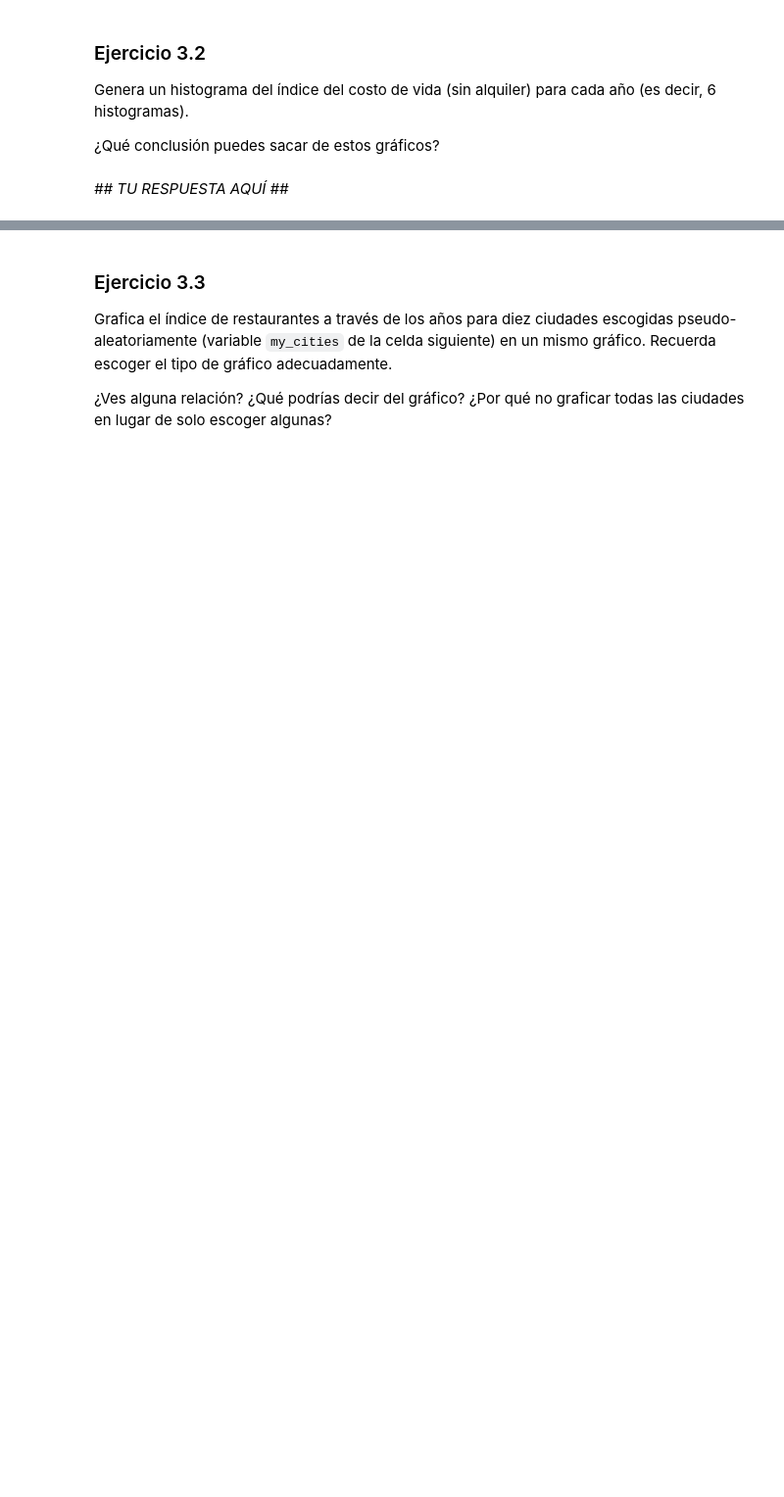
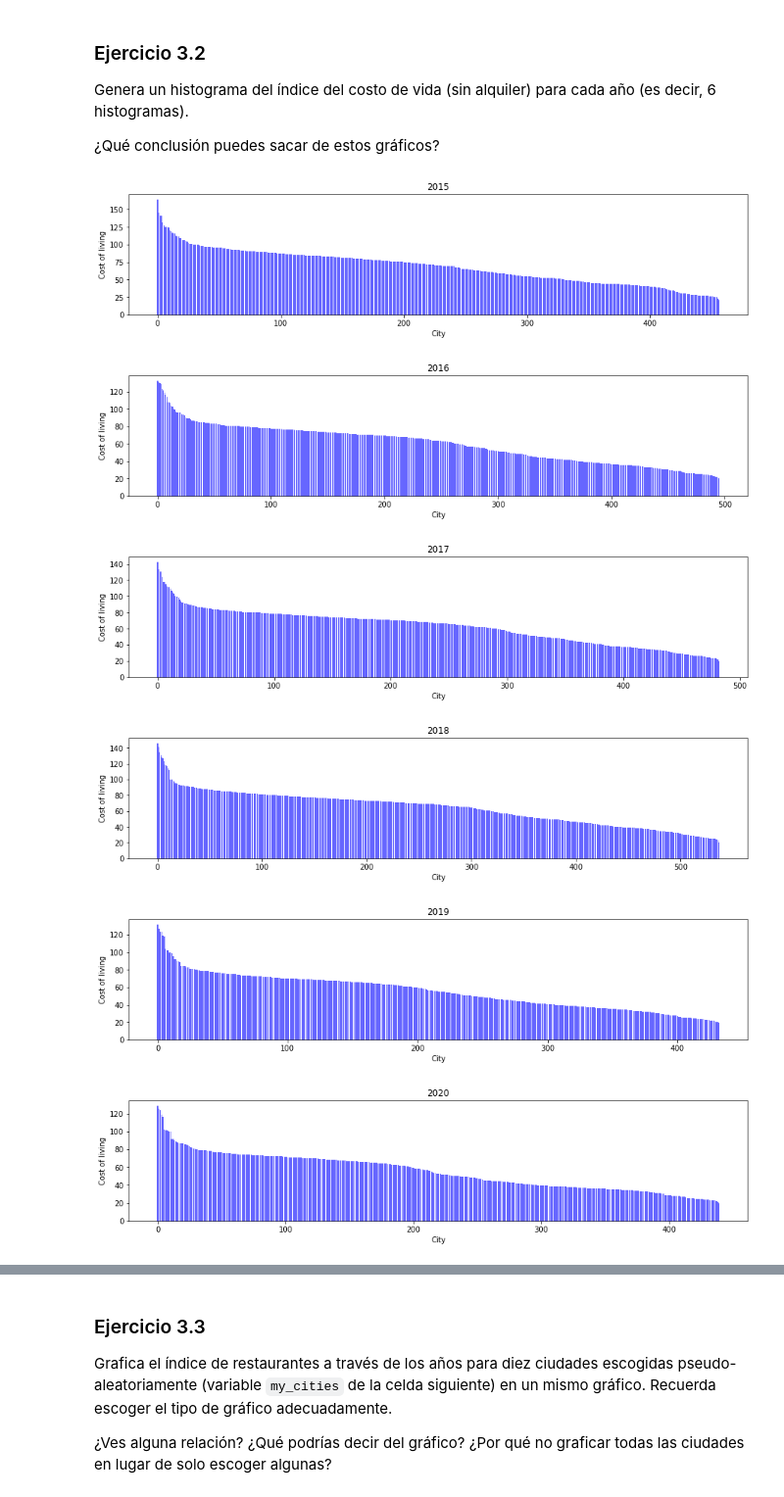
Before and after one commit to javiervalladaresc/mat281_portfolio, a Jupyter notebook: homeworks/tarea_01/tarea_01.ipynb, the cells around one changed output, grey strips where cells are left out. Shown at 98% size. Cells and saved outputs as stored; diff of their text form; code cells hidden in the pictures; blank space fills up the shorter version.

```diff
--- a/homeworks/tarea_01/tarea_01.ipynb
+++ b/homeworks/tarea_01/tarea_01.ipynb
@@ -575,7 +575,7 @@ suicides_agg = (
     .reset_index()
     .assign(
         suicides_ratio_100k= lambda x: x["suicides_no"]+ x["population"],
-        suicides_rank= suicides_agg["suicides_ratio_100k"].rank()
+        suicides_rank= lambda x: x["suicides_ratio_100k"].rank()
     )
 )
 suicides_agg
@@ -693,7 +694,7 @@ life_cost = (
     pd.concat(
         {
             year: (
-                pd.read_html(f"https://www.numbeo.com/cost-of-living/rankings.jsp?title={year}")[2]
+                pd.read_html(f"https://www.numbeo.com/cost-of-living/rankings.jsp?title={year}")[1]
                 .rename(columns=lambda x: x.lower().replace(" ", "_"))
                 .assign(rank=lambda x: x.index + 1)
                 .set_index("rank")
@@ -719,2 +725,21 @@ Genera un histograma del índice del costo de vida (sin alquiler) para cada año
-# %% [markdown]
-_## TU RESPUESTA AQUÍ ##_
+# %%
+for year in life_cost["year"].unique():
+    fig = plt.figure(figsize=(15, 3)) # ventana
+    mask_year = life_cost["year"] == year
+    df_year = life_cost[mask_year]
+    plt.bar(np.arange(len(df_year["rank"].unique())),
+            df_year["cost_of_living_index"],
+            align='center',
+            color="blue",
+            alpha=0.6)
+    plt.xlabel('City')
+    plt.ylabel('Cost of living')
+    plt.title(year)
+    plt.show()
+# %% [output]
+[figure, added]
+[figure, added]
+[figure, added]
+[figure, added]
+[figure, added]
+[figure, added]
```
Also changed, not shown: parts of 23 cells of this notebook.
